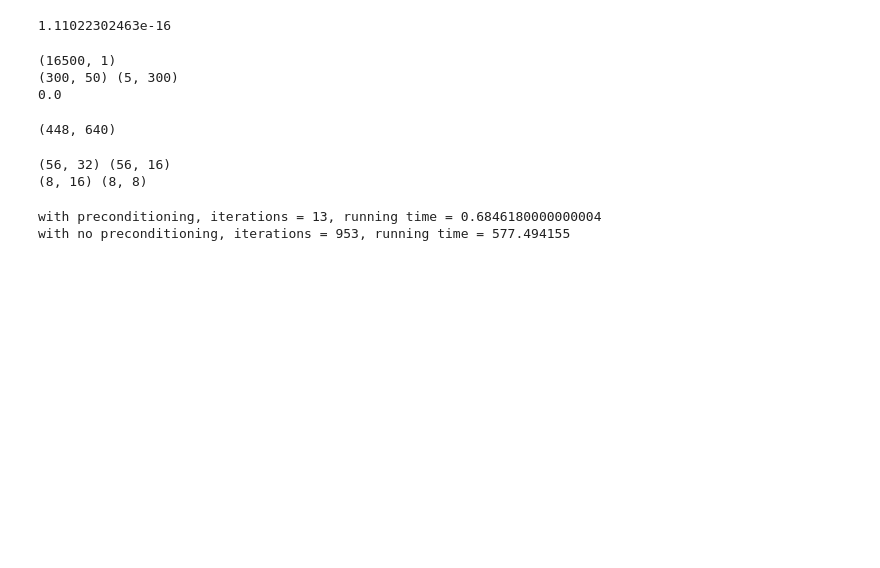
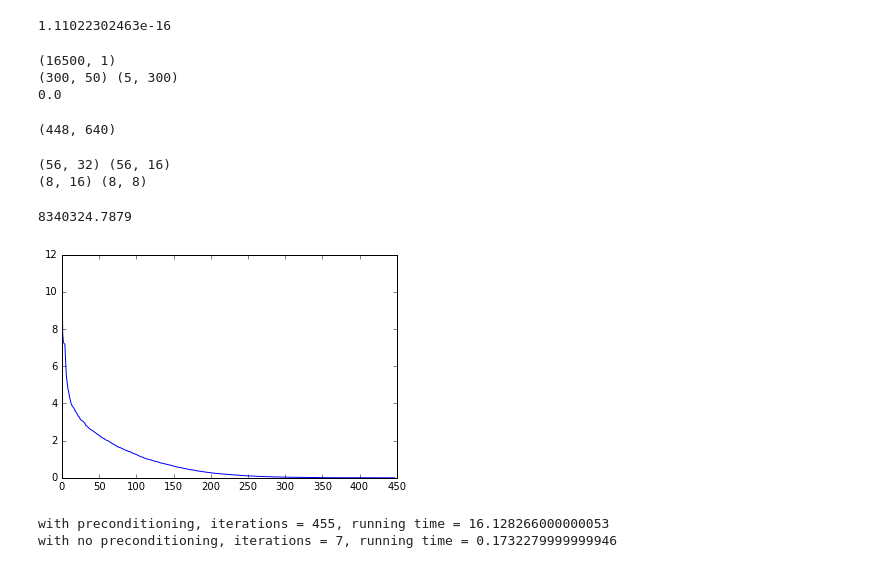
Before and after one commit to vincentLiangBerkeley/Second-order-nn, a Jupyter notebook: Untitled.ipynb, the cells around one changed output. Cells and saved outputs as stored; diff of their text form; code cells hidden in the pictures; blank space fills up the shorter version.

Commit message:
The preconditioner makes the covergence worse.

```diff
--- a/Untitled.ipynb
+++ b/Untitled.ipynb
@@ -490,7 +422,0 @@ with no preconditioning, iterations =  1017
-# %%
-lamb = 0.1
-
-sol, i = pcg_i(NN, A, lamb, R, SS, b, x)
-print('with preconditioning, iterations = ',i)
-sol2, i2 = pcg_i(NN, A, lamb, R, SS, b, x, is_p = False)
-print('with no preconditioning, iterations = ',i2)
@@ -500,16 +422,0 @@ with no preconditioning, iterations =  3031
-# %%
-# testing the effectiveness of the preconditioner, just for matrices, without reference to neural nets
-l = 3
-dk = np.array([200, 100, 10])
-dx = np.sum(dk)
-NN = [np.random.randn(dx,dk[i]) for i in range(l)]
-A = [np.random.randn(dk[l-1],dk[i]) for i in range(l)]
-
-R,S = QR_of_J(NN,A)
-SS = append_zero_rows(S)
-
-n = shape_J(NN,A)[1]
-b = np.random.randn(n,1)
-x = np.zeros((n,1))
-
-print(shape_J(NN,A))
@@ -527,9 +432,22 @@ def multiply_J(N, W, F, X):
     l = len(W)
     Y_old = np.zeros(N[0].shape)
     for i in range(l):
-        Y_new = F[i](np.dot(W[i],N[i])) * (np.dot(X[i], N[i]) + np.dot(W[i], Y_old))
+        # print(W[i].shape, N[i].shape, X[i].shape, Y_old.shape)
+        Y_new = np.multiply(F[i](np.dot(W[i],N[i])), (np.dot(X[i], N[i]) + np.dot(W[i], Y_old)))
         Y_old = Y_new
     return Y_new
+
+# returns X = list of matrices [X_l, .... X_0]
+def multiply_Jtr(N, W, F, X):
+    l = len(W)
+    Z_old = np.multiply(F[-1](np.dot(W[l-1], N[l-1])), X)
+    Xlist = [np.dot(Z_old, N[l-1].T)]
+    for i in range(l-2,-1,-1):
+        Z_new = np.multiply(F[i](np.dot(W[i], N[i])), (np.dot(W[i+1].T, Z_old)))
+        Xlist.append(np.dot(Z_new, N[i].T))
+        Z_old = Z_new
+    Xlist.reverse()
+    return Xlist
 # %%
 # function for testing
 def form_Jtr(N, W, F):
@@ -805,13 +709,22 @@ import time
+# %%
+J_test = form_Jtr(N, W, F)
+u,s,v = np.linalg.svd(J_test)
+plt.plot(s)
+print(np.linalg.cond(J_test))
+# %% [output]
+8340324.7879
+[figure, added]
 # %%
-lamb = 0.001
+import time
+lamb = 10
 start = time.clock()
-sol, i = pcg_i(NN, A, lamb, R, SS, b, x)
+sol, i = pcg_i(N, W, F, lamb, R, SS, b, x)
 end = time.clock() - start
-start = time.clock
+start = time.clock()
 print('with preconditioning, iterations = %d, running time = %s'%(i, end))
-sol2, i2 = pcg_i(NN, A, lamb, R, SS, b, x, is_p = False)
+sol2, i2 = pcg_i(N, W, F, lamb, R, SS, b, x, is_p = False)
 end = time.clock() - start
 print('with no preconditioning, iterations = %d, running time = %s'%(i2, end))
 # %% [output]
-with preconditioning, iterations = 13, running time = 0.6846180000000004
-with no preconditioning, iterations = 953, running time = 577.494155
+with preconditioning, iterations = 455, running time = 16.128266000000053
+with no preconditioning, iterations = 7, running time = 0.1732279999999946
```
Also changed, not shown: parts of 29 cells of this notebook.
